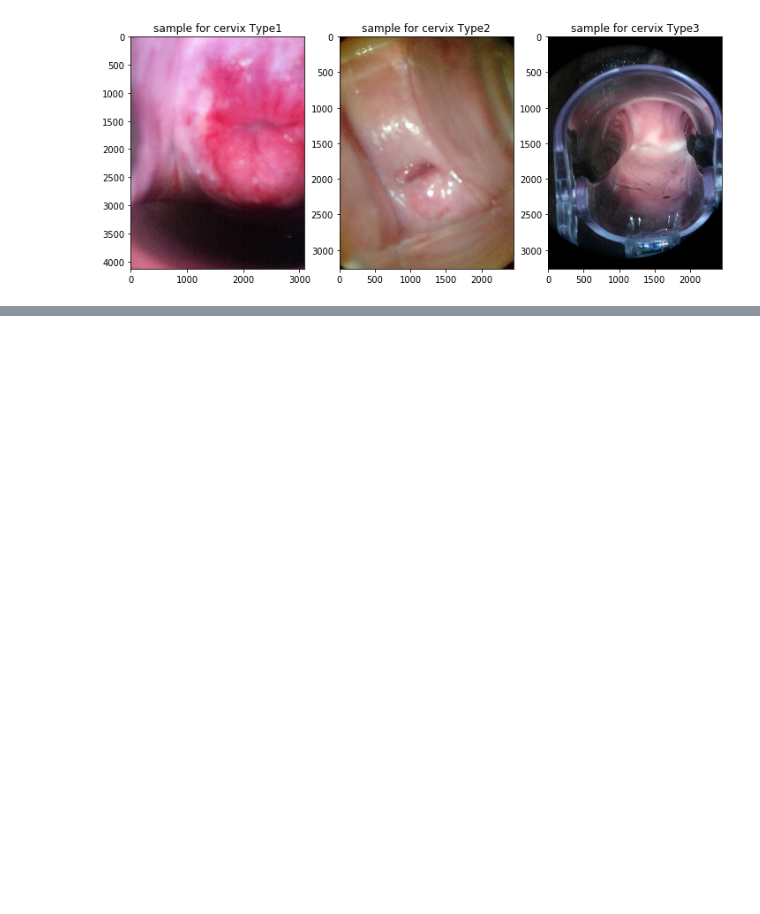
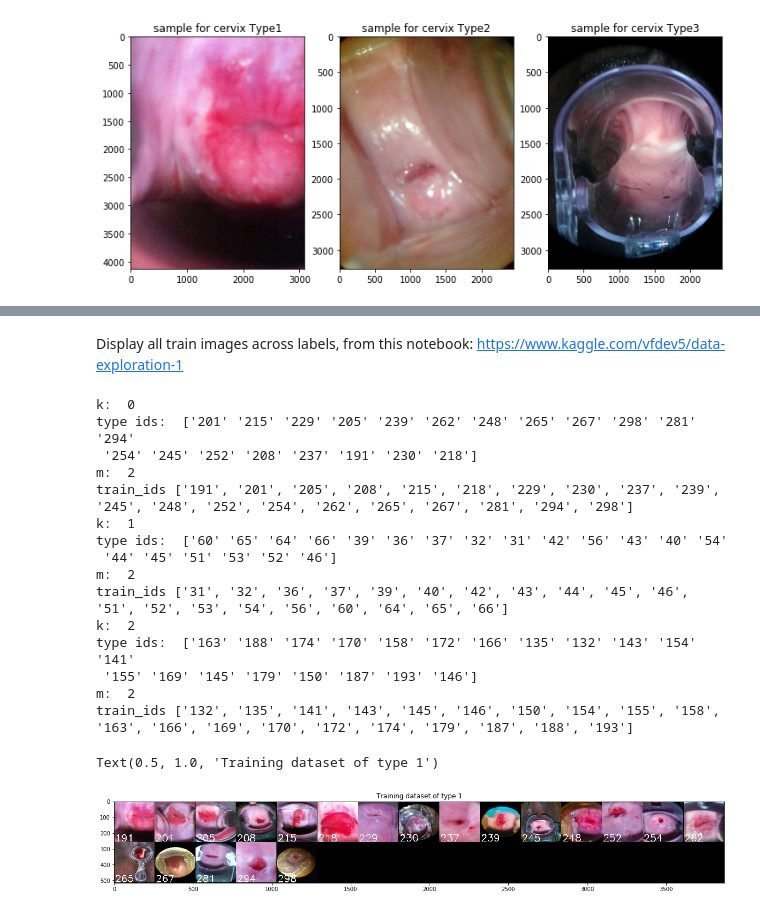
Before and after one commit to NadiaBlostein/Ai4GoodLab_CombatCervicalCancer, a Jupyter notebook: cervix_shapes_dataset_1.ipynb, the cells around one changed output, grey strips where cells are left out. Saved outputs shown, nothing was run; the diff lists cells and outputs as text; code cells hidden in the pictures; blank space fills up the shorter version.

```diff
--- a/cervix_shapes_dataset_1.ipynb
+++ b/cervix_shapes_dataset_1.ipynb
@@ -156,0 +210,64 @@ sns.barplot(x="count", y="size_with_type", data=shapes_df_grouped)
+# %% [markdown]
+Display all train images across labels, from this notebook: https://www.kaggle.com/vfdev5/data-exploration-1
+# %%
+type_1_files = glob(os.path.join(basepath, "Type1", "*.jpg"))
+type_1_ids = np.array([s[len(os.path.join(basepath, "Type1"))+1:-4] for s in type_1_files])
+type_2_files = glob(os.path.join(basepath, "Type2", "*.jpg"))
+type_2_ids = np.array([s[len(os.path.join(basepath, "Type2"))+1:-4] for s in type_2_files])
+type_3_files = glob(os.path.join(basepath, "Type3", "*.jpg"))
+type_3_ids = np.array([s[len(os.path.join(basepath, "Type3"))+1:-4] for s in type_3_files])
+
+tile_size = (256, 256)
+n = 15
+
+complete_images = []
+for k, type_ids in enumerate([type_1_ids, type_2_ids, type_3_ids]):
+    print("k: ",k)
+    print("type ids: ",type_ids)
+    m = int(np.ceil(len(type_ids) * 1.0 / n))
+    print("m: ",m)# 2
+    complete_image = np.zeros((m*(tile_size[0]+2), n*(tile_size[1]+2), 3), dtype=np.uint8)
+        # np.zeros(12, 105, 3)
+    train_ids = sorted(type_ids)
+    print("train_ids",train_ids)
+    counter = 0
+
+    for i in range(m):
+        ys = i*(tile_size[1] + 2)
+        ye = ys + tile_size[1]
+        for j in range(n):
+            xs = j*(tile_size[0] + 2)
+            xe = xs + tile_size[0]
+            if counter == len(train_ids):
+                break
+            image_id = train_ids[counter]; counter+=1
+            img = get_image_data(image_id, 'Type%i' % (k+1))
+            img = cv2.resize(img, dsize=tile_size)
+            img = cv2.putText(img, image_id, (5,img.shape[0] - 5), cv2.FONT_HERSHEY_SIMPLEX, 2.0,
+                              (255, 255, 255) # text colour!
+                              , thickness=3)
+            complete_image[ys:ye, xs:xe, :] = img[:,:,:]
+        if counter == len(train_ids):
+            break
+    complete_images.append(complete_image)
+plt_st(20, 20)
+plt.imshow(complete_images[0])
+plt.title("Training dataset of type 1")
+# %% [output]
+k:  0
+type ids:  ['201' '215' '229' '205' '239' '262' '248' '265' '267' '298' '281' '294'
+ '254' '245' '252' '208' '237' '191' '230' '218']
+m:  2
+train_ids ['191', '201', '205', '208', '215', '218', '229', '230', '237', '239', '245', '248', '252', '254', '262', '265', '267', '281', '294', '298']
+k:  1
+type ids:  ['60' '65' '64' '66' '39' '36' '37' '32' '31' '42' '56' '43' '40' '54'
+ '44' '45' '51' '53' '52' '46']
+m:  2
+train_ids ['31', '32', '36', '37', '39', '40', '42', '43', '44', '45', '46', '51', '52', '53', '54', '56', '60', '64', '65', '66']
+k:  2
+type ids:  ['163' '188' '174' '170' '158' '172' '166' '135' '132' '143' '154' '141'
+ '155' '169' '145' '179' '150' '187' '193' '146']
+m:  2
+train_ids ['132', '135', '141', '143', '145', '146', '150', '154', '155', '158', '163', '166', '169', '170', '172', '174', '179', '187', '188', '193']
+Text(0.5, 1.0, 'Training dataset of type 1')
+[figure, added]
```
Also changed, not shown: parts of 16 cells of this notebook.
